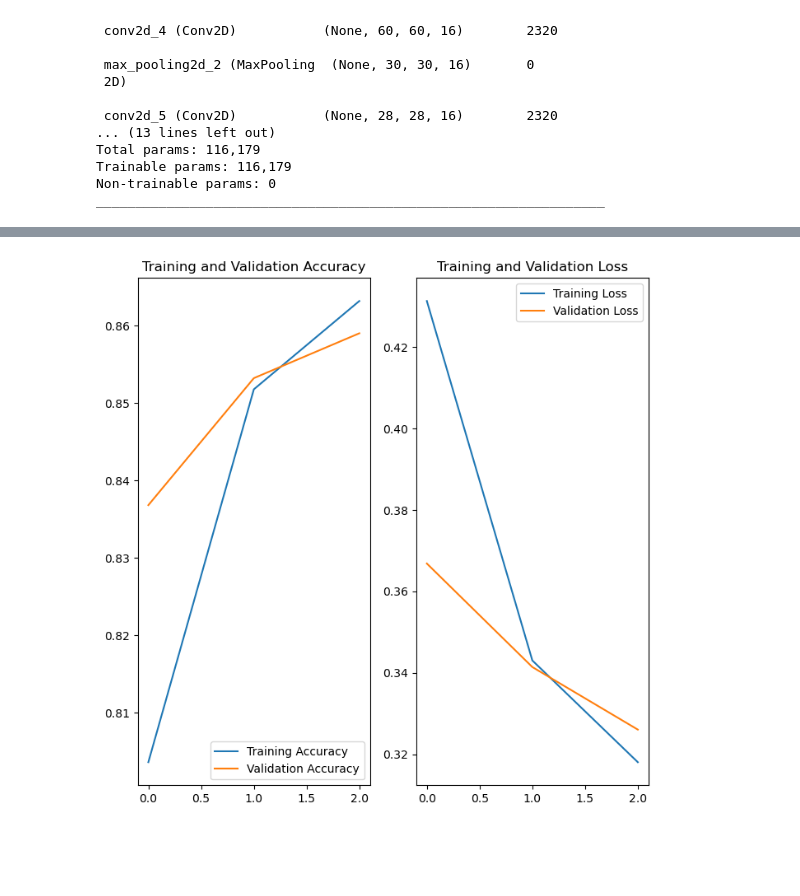
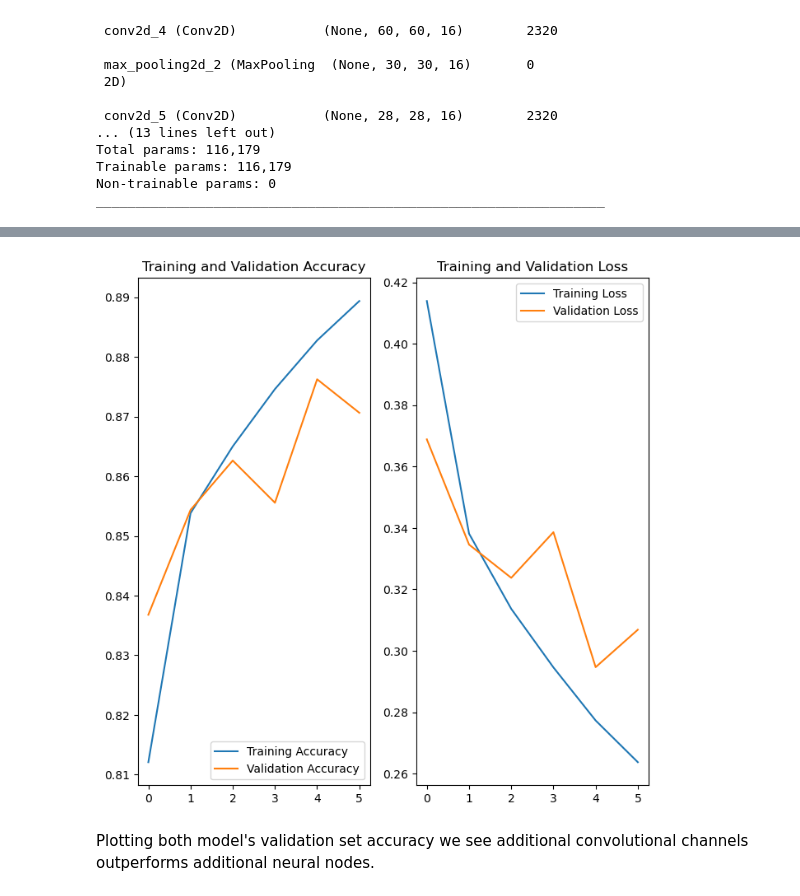
Before and after one commit to smaslo2/CancerDetection, a Jupyter notebook: histopathologic-cancer-detection.ipynb, the cells around one changed output, grey strips where cells are left out. Saved outputs shown, nothing was run; the diff lists cells and outputs as text; code cells hidden in the pictures; blank space fills up the shorter version.

```diff
--- a/histopathologic-cancer-detection.ipynb
+++ b/histopathologic-cancer-detection.ipynb
@@ -208,6 +206,6 @@ Trainable params: 116,179
 Non-trainable params: 0
 _________________________________________________________________
 # %%
-model2_history = model2.fit(train_ds, validation_data = val_ds, epochs=3, steps_per_epoch=None)
+model2_history = model2.fit_generator(train_ds, validation_data = val_ds, epochs=6, steps_per_epoch=None)
 plot_model(model2_history)
 # %% [output]
@@ -220,4 +224,6 @@ Epoch 3/3
-[figure, old version]
+[figure, new version]
+# %% [markdown]
+Plotting both model's validation set accuracy we see additional convolutional channels outperforms additional neural nodes.
 # %%
 n = range(len(model_history.history['Accuracy']))
 plt.plot(range(1,7), model_history.history['val_Accuracy'], label='Model 1')
```
Also changed, not shown: parts of 16 cells of this notebook.
